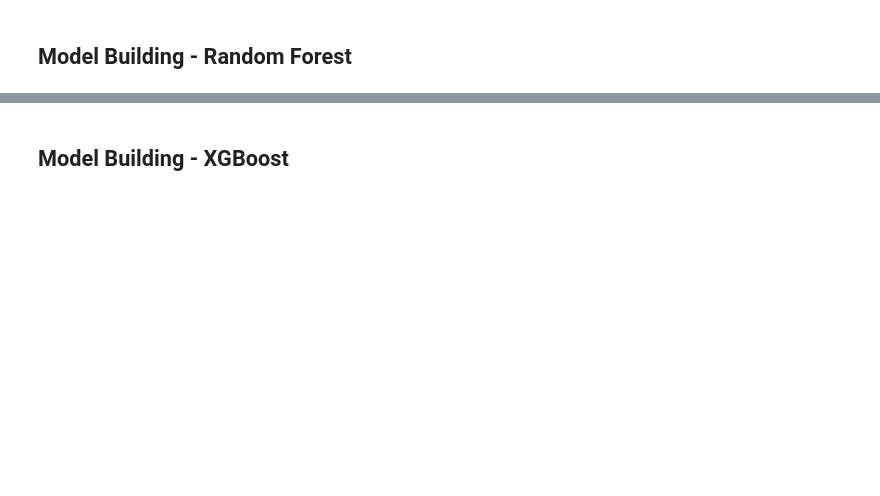
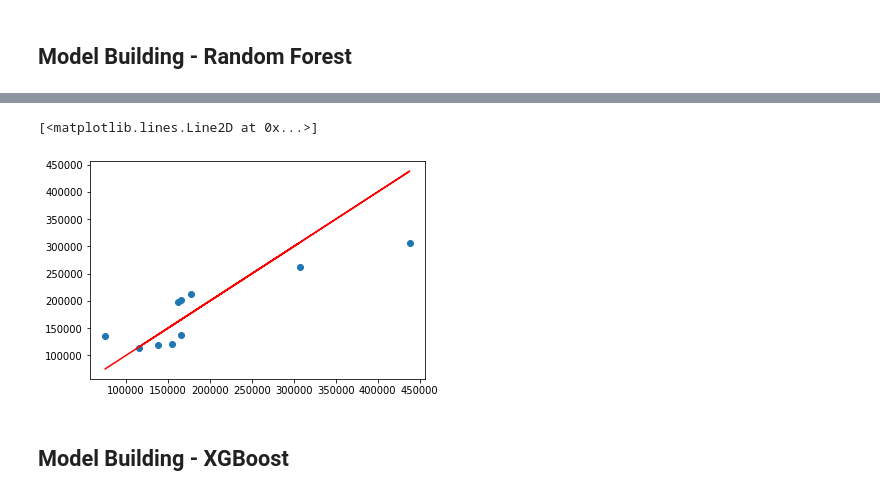
Before and after one commit to 9harshit/us_housing_analysis, a Jupyter notebook: eda.ipynb, the cells around one changed output, grey strips where cells are left out. Saved outputs shown, nothing was run; the diff lists cells and outputs as text; code cells hidden in the pictures; blank space fills up the shorter version.

```diff
--- a/eda.ipynb
+++ b/eda.ipynb
@@ -461,3 +471,12 @@ r2_score(y_test, y_pred_rf)
+# %%
+# Our predictions
+plt.scatter(y_test,y_pred_rf)
+
+# Perfect predictions
+plt.plot(y_test,y_test,'r')
+# %% [output]
+[<matplotlib.lines.Line2D at 0x...>]
+[figure, added]
 # %% [markdown]
 ## Model Building - XGBoost
 # %%
```
Also changed, not shown: parts of 4 cells of this notebook.
